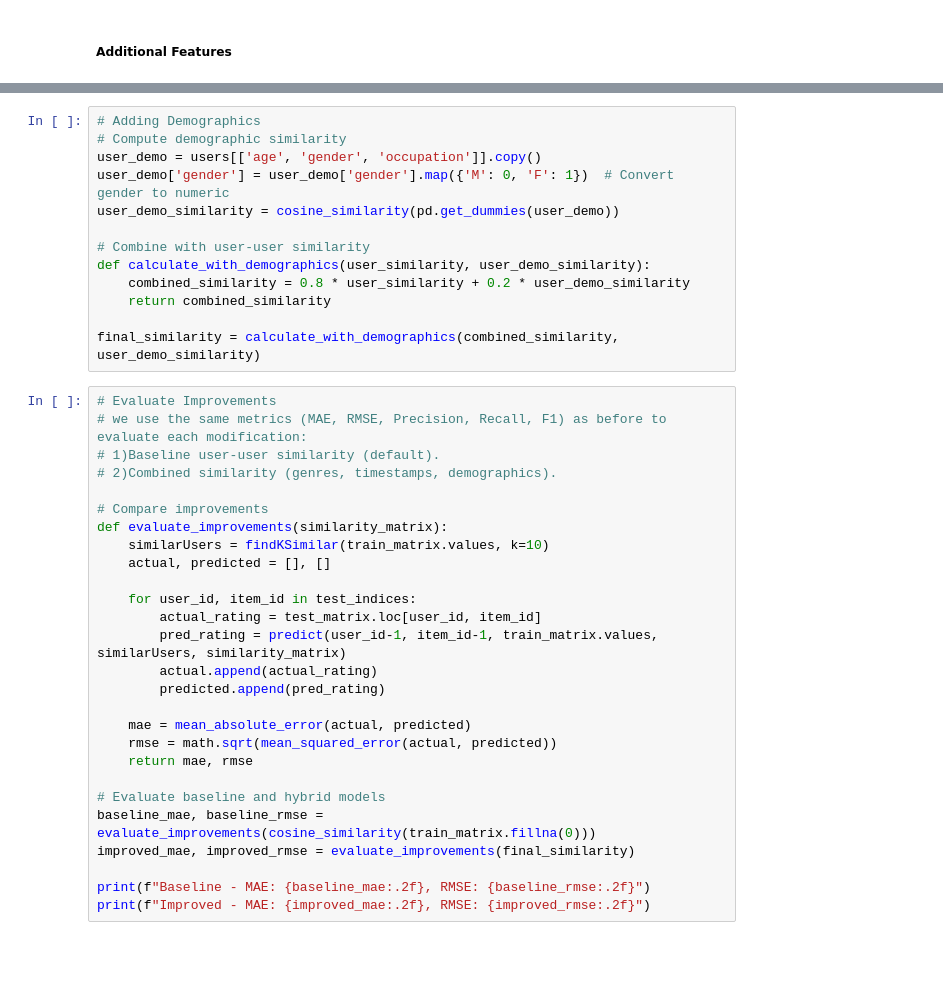
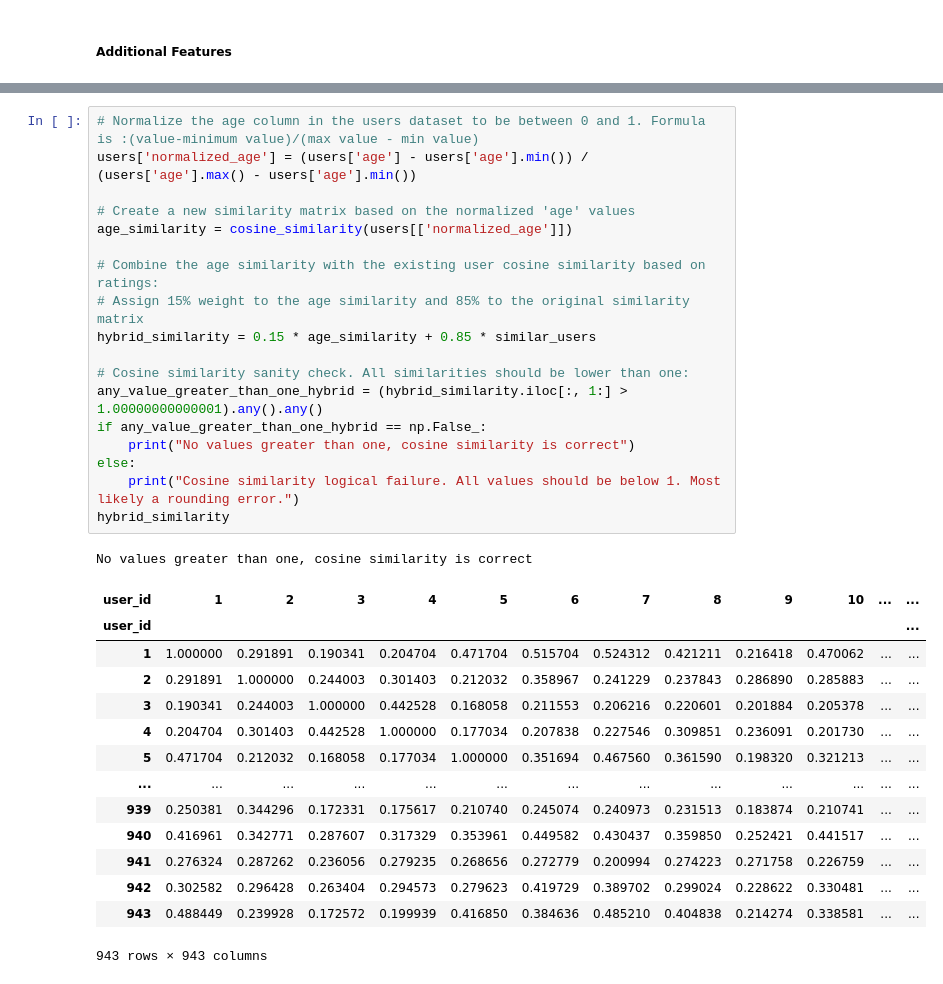
Before and after one commit to ChoutouriadiKaterina/Big_Data_2024, a Jupyter notebook: Working_Christoforos.ipynb, the cells around one changed output, grey strips where cells are left out. Saved outputs shown, nothing was run; the diff lists cells and outputs as text; blank space fills up the shorter version.

```diff
--- a/Working_Christoforos.ipynb
+++ b/Working_Christoforos.ipynb
@@ -1246,40 +1151,34 @@ KeyError: 'movie_id'
-# %%
-# Adding Demographics
-# Compute demographic similarity
-user_demo = users[['age', 'gender', 'occupation']].copy()
-user_demo['gender'] = user_demo['gender'].map({'M': 0, 'F': 1})  # Convert gender to numeric
-user_demo_similarity = cosine_similarity(pd.get_dummies(user_demo))
-
-# Combine with user-user similarity
-def calculate_with_demographics(user_similarity, user_demo_similarity):
-    combined_similarity = 0.8 * user_similarity + 0.2 * user_demo_similarity
-    return combined_similarity
-
-final_similarity = calculate_with_demographics(combined_similarity, user_demo_similarity)
-# %%
-# Evaluate Improvements
-# we use the same metrics (MAE, RMSE, Precision, Recall, F1) as before to evaluate each modification:
-# 1)Baseline user-user similarity (default).
-# 2)Combined similarity (genres, timestamps, demographics).
-
-# Compare improvements
-def evaluate_improvements(similarity_matrix):
-    similarUsers = findKSimilar(train_matrix.values, k=10)
-    actual, predicted = [], []
-
-    for user_id, item_id in test_indices:
-        actual_rating = test_matrix.loc[user_id, item_id]
-        pred_rating = predict(user_id-1, item_id-1, train_matrix.values, similarUsers, similarity_matrix)
-        actual.append(actual_rating)
-        predicted.append(pred_rating)
-
-    mae = mean_absolute_error(actual, predicted)
-    rmse = math.sqrt(mean_squared_error(actual, predicted))
-    return mae, rmse
-
-# Evaluate baseline and hybrid models
-baseline_mae, baseline_rmse = evaluate_improvements(cosine_similarity(train_matrix.fillna(0)))
-improved_mae, improved_rmse = evaluate_improvements(final_similarity)
-
-print(f"Baseline - MAE: {baseline_mae:.2f}, RMSE: {baseline_rmse:.2f}")
-print(f"Improved - MAE: {improved_mae:.2f}, RMSE: {improved_rmse:.2f}")
+# %%
+# Normalize the age column in the users dataset to be between 0 and 1. Formula is :(value-minimum value)/(max value - min value)
+users['normalized_age'] = (users['age'] - users['age'].min()) / (users['age'].max() - users['age'].min())
+
+# Create a new similarity matrix based on the normalized 'age' values
+age_similarity = cosine_similarity(users[['normalized_age']])
+
+# Combine the age similarity with the existing user cosine similarity based on ratings:
+# Assign 15% weight to the age similarity and 85% to the original similarity matrix
+hybrid_similarity = 0.15 * age_similarity + 0.85 * similar_users
+
+# Cosine similarity sanity check. All similarities should be lower than one:
+any_value_greater_than_one_hybrid = (hybrid_similarity.iloc[:, 1:] > 1.00000000000001).any().any()
+if any_value_greater_than_one_hybrid == np.False_:
+    print("No values greater than one, cosine similarity is correct")
+else:
+    print("Cosine similarity logical failure. All values should be below 1. Most likely a rounding error.")
+hybrid_similarity
+# %% [output]
+No values greater than one, cosine similarity is correct
+| user_id | 1 | 2 | 3 | 4 | 5 | 6 | 7 | 8 | 9 | 10 | ... | ... |
+| user_id |  |  |  |  |  |  |  |  |  |  |  | ... |
+| 1 | 1.000000 | 0.291891 | 0.190341 | 0.204704 | 0.471704 | 0.515704 | 0.524312 | 0.421211 | 0.216418 | 0.470062 | ... | ... |
+| 2 | 0.291891 | 1.000000 | 0.244003 | 0.301403 | 0.212032 | 0.358967 | 0.241229 | 0.237843 | 0.286890 | 0.285883 | ... | ... |
+| 3 | 0.190341 | 0.244003 | 1.000000 | 0.442528 | 0.168058 | 0.211553 | 0.206216 | 0.220601 | 0.201884 | 0.205378 | ... | ... |
+| 4 | 0.204704 | 0.301403 | 0.442528 | 1.000000 | 0.177034 | 0.207838 | 0.227546 | 0.309851 | 0.236091 | 0.201730 | ... | ... |
+| 5 | 0.471704 | 0.212032 | 0.168058 | 0.177034 | 1.000000 | 0.351694 | 0.467560 | 0.361590 | 0.198320 | 0.321213 | ... | ... |
+| ... | ... | ... | ... | ... | ... | ... | ... | ... | ... | ... | ... | ... |
+| 939 | 0.250381 | 0.344296 | 0.172331 | 0.175617 | 0.210740 | 0.245074 | 0.240973 | 0.231513 | 0.183874 | 0.210741 | ... | ... |
+| 940 | 0.416961 | 0.342771 | 0.287607 | 0.317329 | 0.353961 | 0.449582 | 0.430437 | 0.359850 | 0.252421 | 0.441517 | ... | ... |
+| 941 | 0.276324 | 0.287262 | 0.236056 | 0.279235 | 0.268656 | 0.272779 | 0.200994 | 0.274223 | 0.271758 | 0.226759 | ... | ... |
+| 942 | 0.302582 | 0.296428 | 0.263404 | 0.294573 | 0.279623 | 0.419729 | 0.389702 | 0.299024 | 0.228622 | 0.330481 | ... | ... |
+| 943 | 0.488449 | 0.239928 | 0.172572 | 0.199939 | 0.416850 | 0.384636 | 0.485210 | 0.404838 | 0.214274 | 0.338581 | ... | ... |
+943 rows × 943 columns
```
Also changed, not shown: parts of 12 cells of this notebook.
